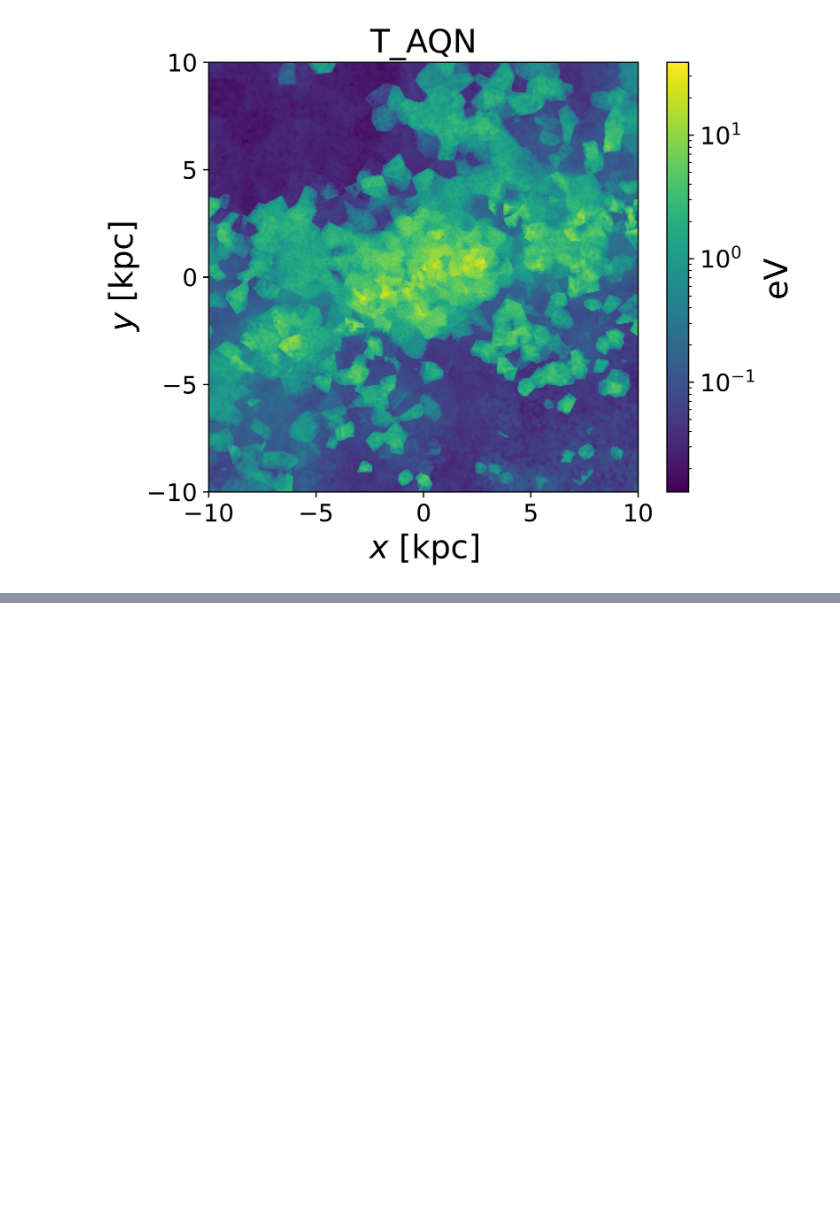
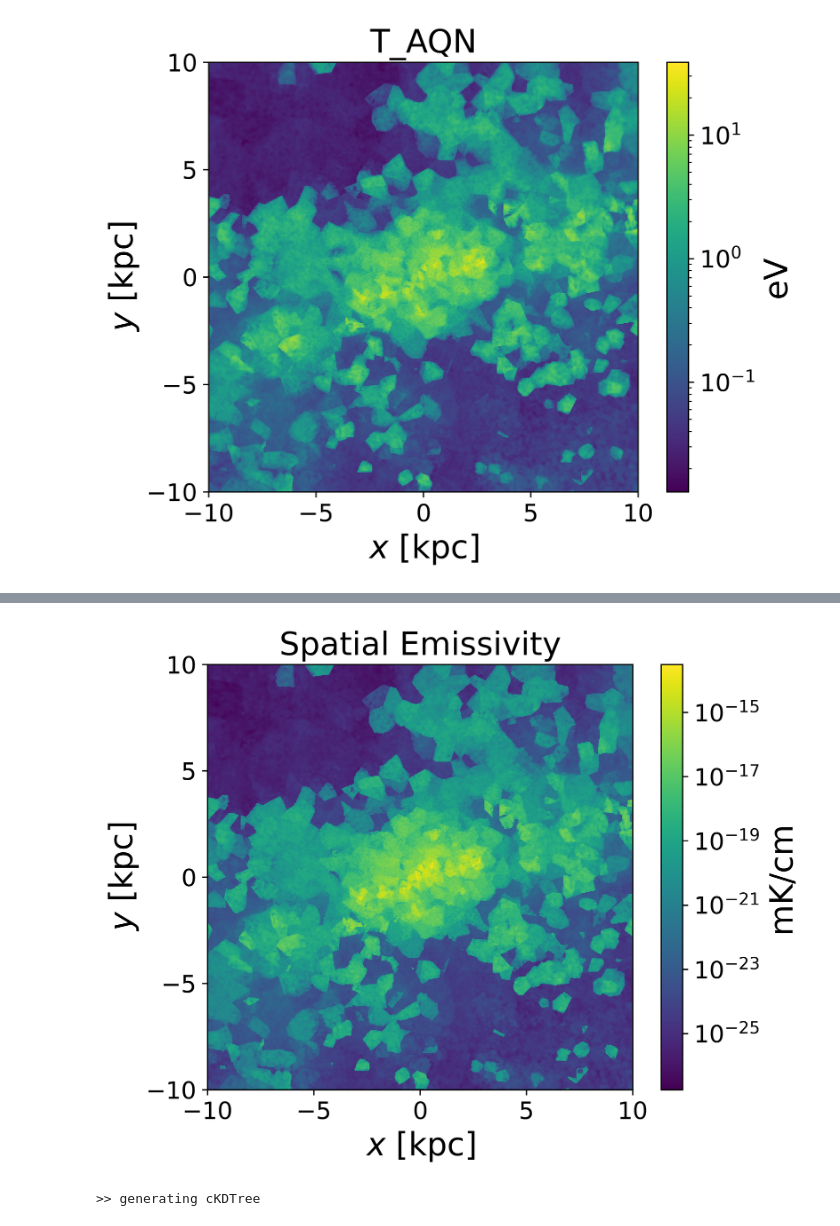
Before and after one commit to msekatchev/nugget-emissions, a Jupyter notebook: processing/generate-skymap-from-cubes-v2.ipynb, the cells around one changed output, grey strips where cells are left out. Drawn from its saved outputs; the diff is of its cells as text; code cells hidden in the pictures; blank space fills up the shorter version.

```diff
--- a/processing/generate-skymap-from-cubes-v2.ipynb
+++ b/processing/generate-skymap-from-cubes-v2.ipynb
@@ -88,0 +124,15 @@ plot_cube(cubes["t_aqn_i"], "eV", "none")
+# %%
+# specify frequency resolution and create frequency band array
+frequency_band_resolution = 1e9
+frequency_band = np.arange(f_min_hz.value, f_max_hz.value, frequency_band_resolution) * u.Hz
+# %%
+cubes["aqn_emit"] = np.zeros(np.shape(cubes["t_aqn_n"])) *  u.mK # (u.erg/(u.Hz*u.s*u.cm**2))
+
+for nu in frequency_band[0:1]:
+    cubes["aqn_emit"] += convert_to_skymap_units(spectral_surface_emissivity(nu, cubes["t_aqn_n"])/(dOmega*u.sr), nu) + \
+                         convert_to_skymap_units(spectral_surface_emissivity(nu, cubes["t_aqn_i"])/(dOmega*u.sr), nu)
+    # cubes["aqn_emit"] += spectral_surface_emissivity(nu, cubes["t_aqn_n"]) + \
+    #                      spectral_surface_emissivity(nu, cubes["t_aqn_i"])
+cubes["aqn_emit"] = cubes["aqn_emit"] * 4 * np.pi * R_aqn_cm**2 * cubes["dark_mat"]
+
+np.save("../data/FIRE/cubes/cube-aqn_emit.npy", cubes["aqn_emit"].value)
@@ -88,0 +159,4 @@ plot_cube(cubes["t_aqn_i"], "eV", "none")
+# %%
+plot_cube(cubes["aqn_emit"], "mK/cm", "Spatial Emissivity")
+# %% [output]
+[figure, added]
@@ -88,0 +182,6 @@ plot_cube(cubes["t_aqn_i"], "eV", "none")
+# %%
+from scipy.spatial import cKDTree
+print(f">> generating cKDTree")
+tree_points = cKDTree(grid_coords)
+# %% [output]
+>> generating cKDTree
```
Also changed, not shown: parts of 20 cells of this notebook, 2 other files.
